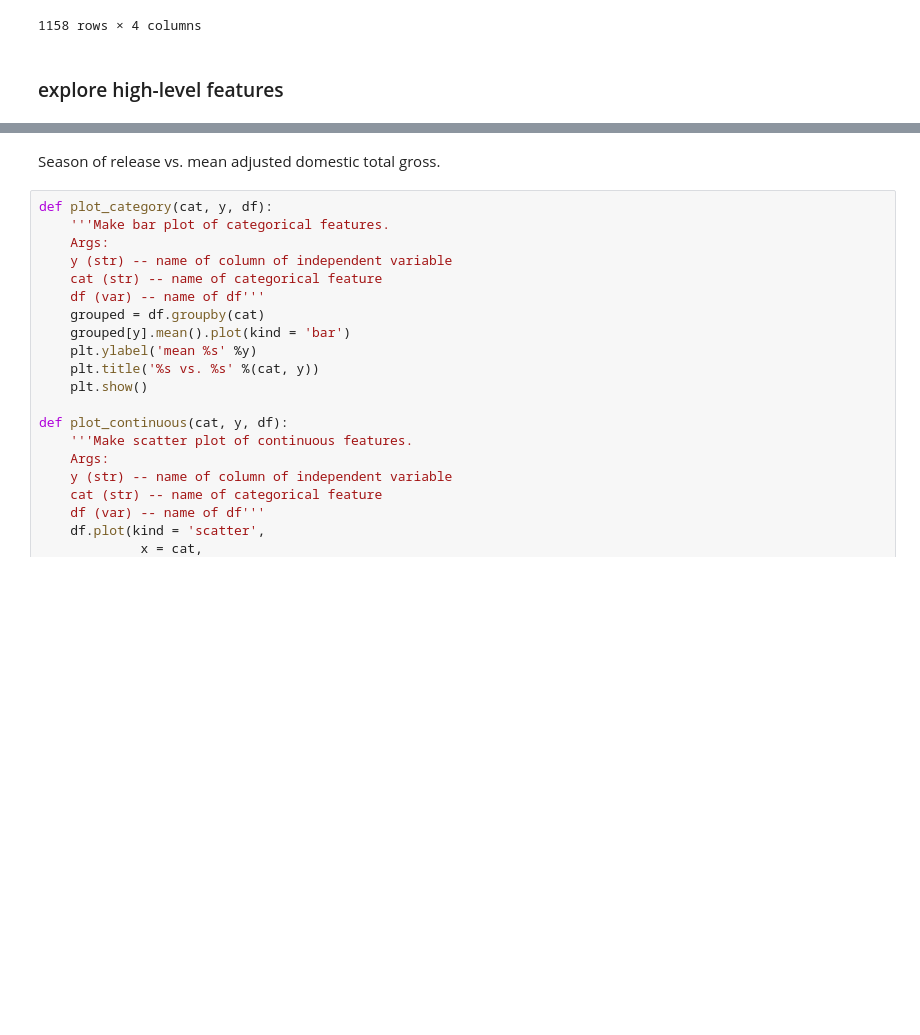
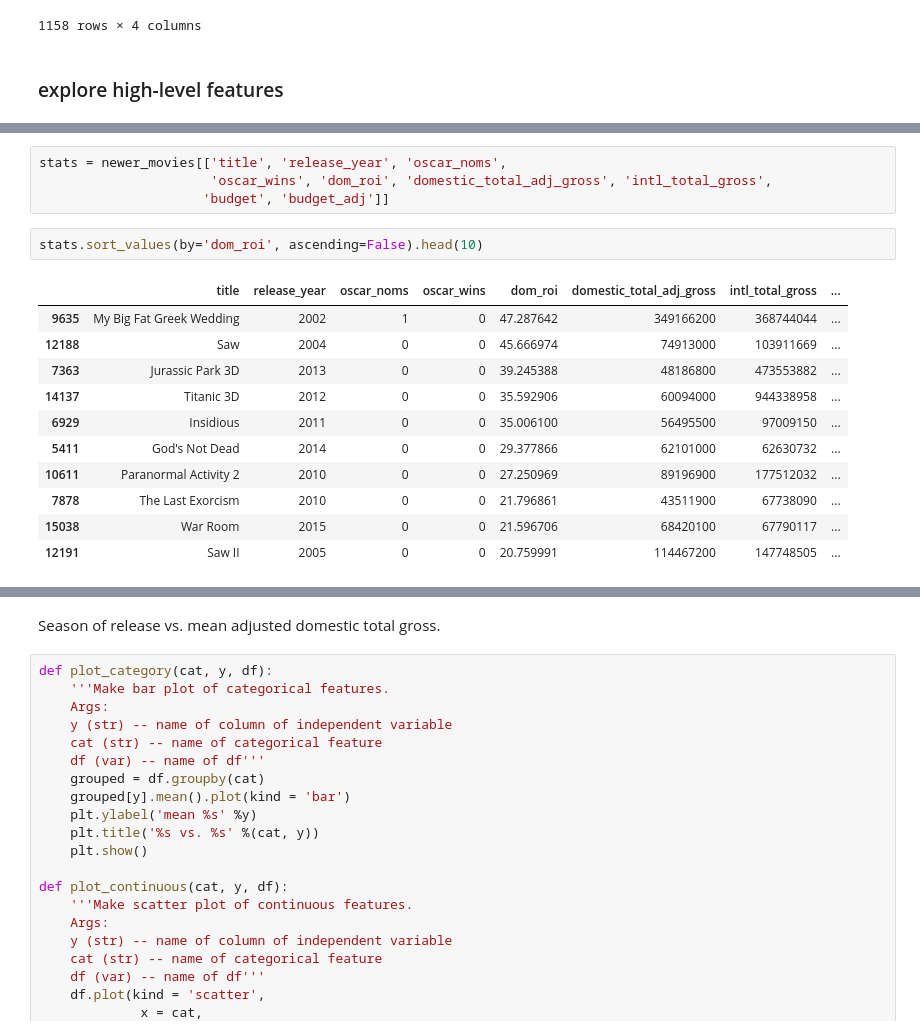
Before and after one commit to dianalam/movie-predictor, a Jupyter notebook: luther-analysis.ipynb, the cells around one changed output, grey strips where cells are left out. Drawn from its saved outputs; the diff is of its cells as text; blank space fills up the shorter version.

```diff
--- a/luther-analysis.ipynb
+++ b/luther-analysis.ipynb
@@ -301,0 +323,18 @@ movies_by_oscars
+# %%
+stats = newer_movies[['title', 'release_year', 'oscar_noms',
+                      'oscar_wins', 'dom_roi', 'domestic_total_adj_gross', 'intl_total_gross',
+                     'budget', 'budget_adj']]
+# %%
+stats.sort_values(by='dom_roi', ascending=False).head(10)
+# %% [output]
+|  | title | release_year | oscar_noms | oscar_wins | dom_roi | domestic_total_adj_gross | intl_total_gross | ... |
+| 9635 | My Big Fat Greek Wedding | 2002 | 1 | 0 | 47.287642 | 349166200 | 368744044 | ... |
+| 12188 | Saw | 2004 | 0 | 0 | 45.666974 | 74913000 | 103911669 | ... |
+| 7363 | Jurassic Park 3D | 2013 | 0 | 0 | 39.245388 | 48186800 | 473553882 | ... |
+| 14137 | Titanic 3D | 2012 | 0 | 0 | 35.592906 | 60094000 | 944338958 | ... |
+| 6929 | Insidious | 2011 | 0 | 0 | 35.006100 | 56495500 | 97009150 | ... |
+| 5411 | God's Not Dead | 2014 | 0 | 0 | 29.377866 | 62101000 | 62630732 | ... |
+| 10611 | Paranormal Activity 2 | 2010 | 0 | 0 | 27.250969 | 89196900 | 177512032 | ... |
+| 7878 | The Last Exorcism | 2010 | 0 | 0 | 21.796861 | 43511900 | 67738090 | ... |
+| 15038 | War Room | 2015 | 0 | 0 | 21.596706 | 68420100 | 67790117 | ... |
+| 12191 | Saw II | 2005 | 0 | 0 | 20.759991 | 114467200 | 147748505 | ... |
```
Also changed, not shown: parts of 8 cells of this notebook, 1 other file.
